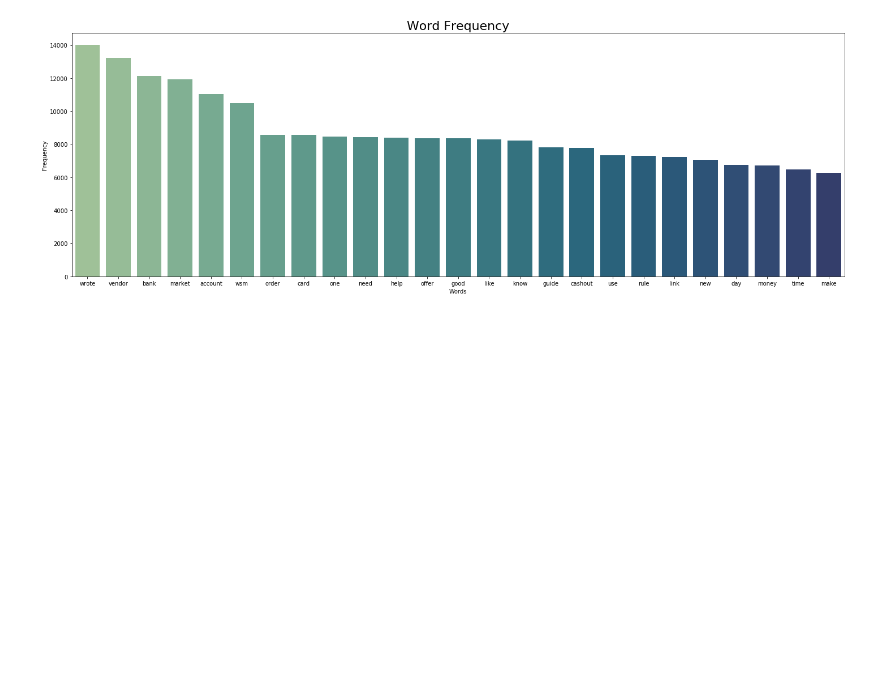
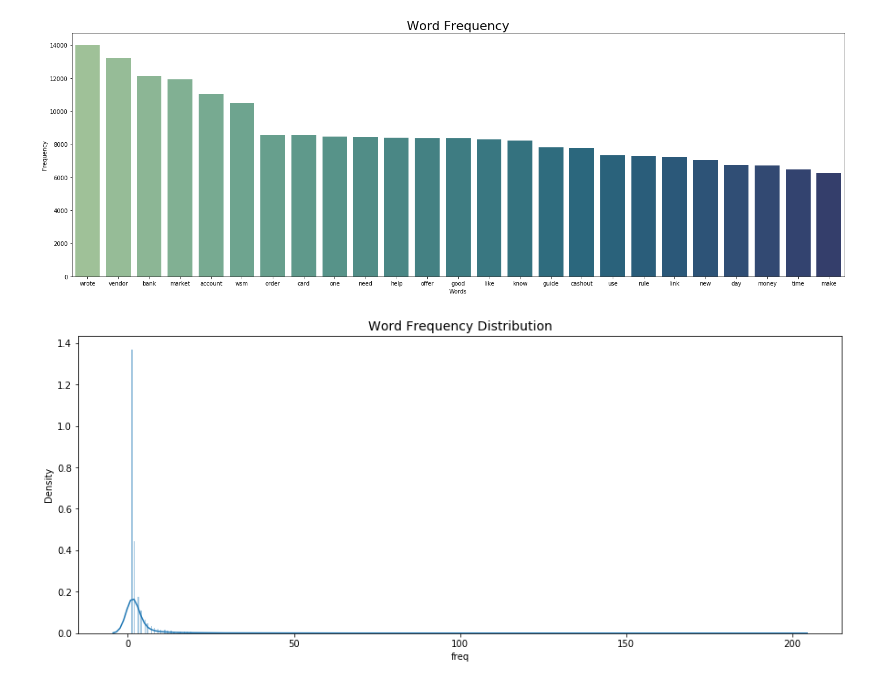
Before and after one commit to Morgan-Sell/darknet-economics, a Jupyter notebook: wallstreet_feat_eng_eda.ipynb, the cells around one changed output. Saved outputs shown, nothing was run; the diff lists cells and outputs as text; code cells hidden in the pictures; blank space fills up the shorter version.

```diff
--- a/wallstreet_feat_eng_eda.ipynb
+++ b/wallstreet_feat_eng_eda.ipynb
@@ -355,3 +367,11 @@ ax.set_ylabel('Frequency')
 plt.tight_layout();
 # %% [output]
 [figure]
+# %%
+word_freq_dist = word_freq_df[word_freq_df['freq'] < 200]['freq']
+
+fig, ax = plt.subplots(figsize=(15,6))
+ax = sns.distplot(word_freq_dist, bins=500)
+ax.set_title("Word Frequency Distribution", fontsize=14);
+# %% [output]
+[figure, added]
```
Also changed, not shown: parts of 8 cells of this notebook, 2 other files.
